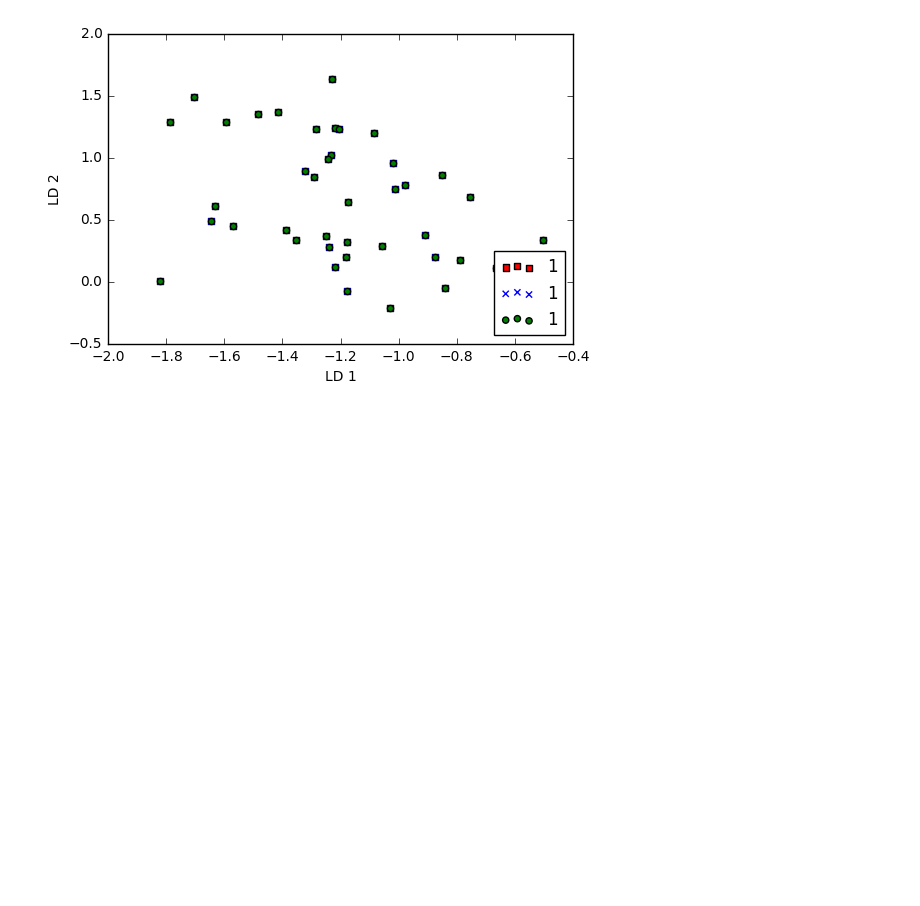
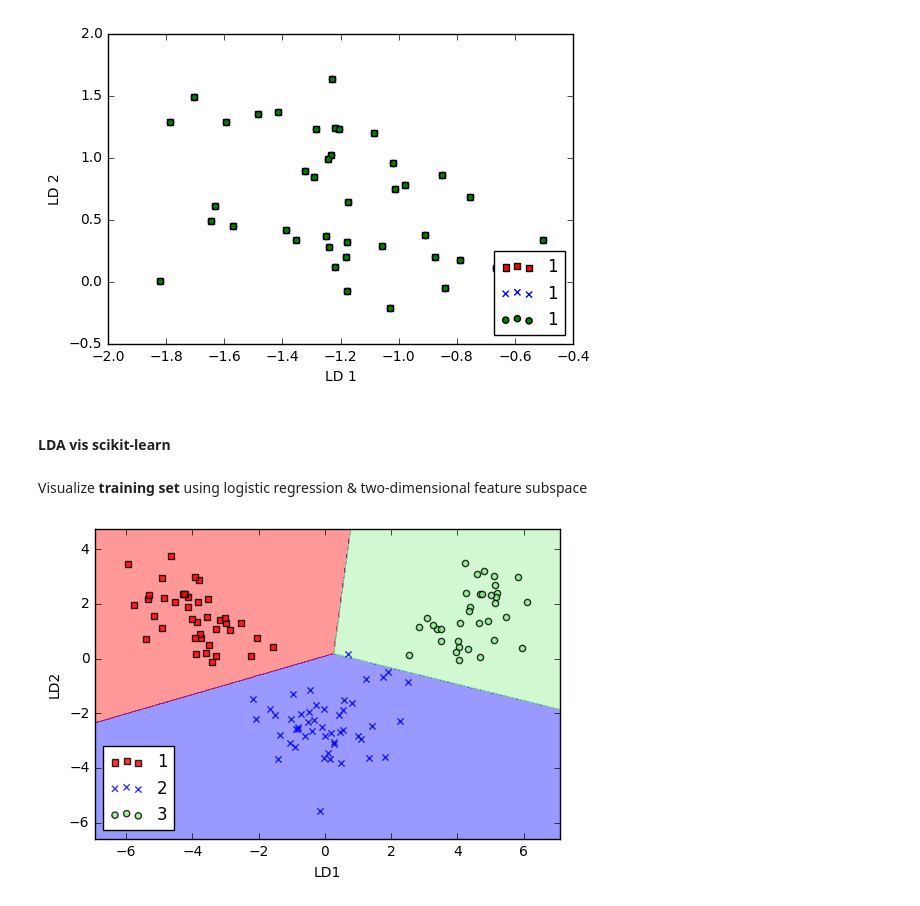
Before and after one commit to jaysonfrancis/machinelearning, a Jupyter notebook: src/lda.ipynb, the cells around one changed output. Cells and saved outputs as stored; diff of their text form; code cells hidden in the pictures; blank space fills up the shorter version.

```diff
--- a/src/lda.ipynb
+++ b/src/lda.ipynb
@@ -200,3 +202,5 @@ plt.legend(loc = 'lower right')
 plt.show()
 # %% [output]
 [figure]
+# %% [markdown]
+#### LDA vis scikit-learn
@@ -202,0 +242,22 @@ plt.show()
+# %%
+from sklearn.discriminant_analysis import LinearDiscriminantAnalysis
+from sklearn.linear_model import LogisticRegression
+
+lda = LinearDiscriminantAnalysis(n_components=2)
+
+X_train_lda = lda.fit_transform(X_train_std, y_train)
+# %% [markdown]
+Visualize **training set** using logistic regression & two-dimensional feature subspace
+# %%
+lr = LogisticRegression()
+lr = lr.fit(X_train_lda, y_train)
+
+plot_decision_regions(X_train_lda, y_train, classifier=lr)
+
+plt.xlabel('LD1')
+plt.ylabel('LD2')
+plt.legend(loc='lower left')
+
+plt.show()
+# %% [output]
+[figure, added]
```
Also changed, not shown: parts of 4 cells of this notebook, 4 other files.
